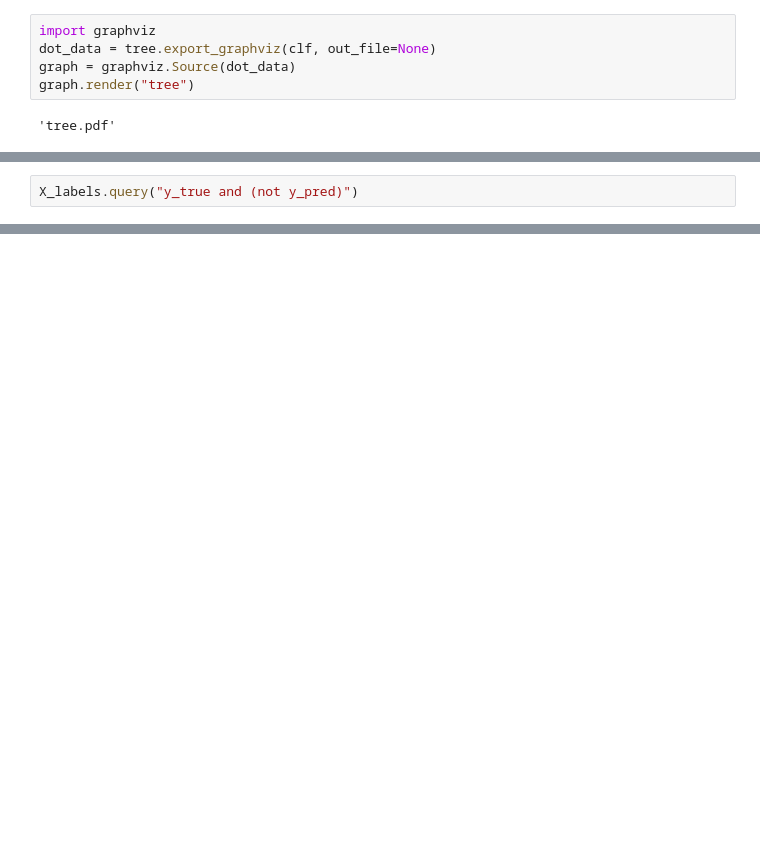
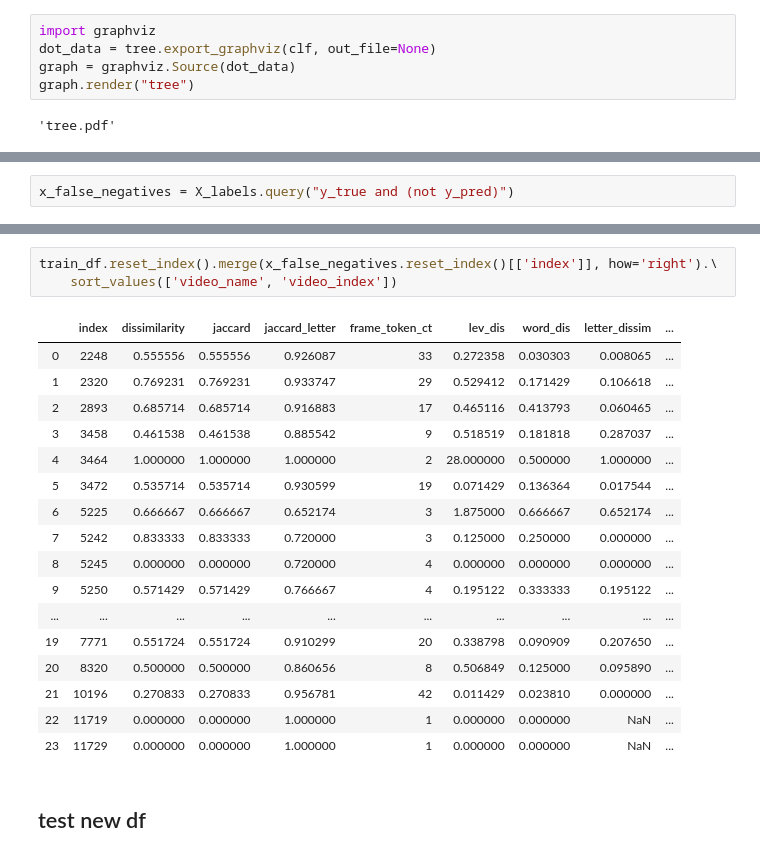
Before and after one commit to shex1627/video_segmentation, a Jupyter notebook: notebooks/training_labels.ipynb, the cells around one changed output, grey strips where cells are left out. Saved outputs shown, nothing was run; the diff lists cells and outputs as text; blank space fills up the shorter version.

```diff
--- a/notebooks/training_labels.ipynb
+++ b/notebooks/training_labels.ipynb
@@ -246,2 +279,2 @@ X_labels
 # %%
-X_labels.query("y_true and (not y_pred)")
+x_false_negatives = X_labels.query("y_true and (not y_pred)")
@@ -265,0 +343,23 @@ X_labels.query("y_true and (not y_pred)")
+# %%
+train_df.reset_index().merge(x_false_negatives.reset_index()[['index']], how='right').\
+    sort_values(['video_name', 'video_index'])
+# %% [output]
+|  | index | dissimilarity | jaccard | jaccard_letter | frame_token_ct | lev_dis | word_dis | letter_dissim | ... |
+| 0 | 2248 | 0.555556 | 0.555556 | 0.926087 | 33 | 0.272358 | 0.030303 | 0.008065 | ... |
+| 1 | 2320 | 0.769231 | 0.769231 | 0.933747 | 29 | 0.529412 | 0.171429 | 0.106618 | ... |
+| 2 | 2893 | 0.685714 | 0.685714 | 0.916883 | 17 | 0.465116 | 0.413793 | 0.060465 | ... |
+| 3 | 3458 | 0.461538 | 0.461538 | 0.885542 | 9 | 0.518519 | 0.181818 | 0.287037 | ... |
+| 4 | 3464 | 1.000000 | 1.000000 | 1.000000 | 2 | 28.000000 | 0.500000 | 1.000000 | ... |
+| 5 | 3472 | 0.535714 | 0.535714 | 0.930599 | 19 | 0.071429 | 0.136364 | 0.017544 | ... |
+| 6 | 5225 | 0.666667 | 0.666667 | 0.652174 | 3 | 1.875000 | 0.666667 | 0.652174 | ... |
+| 7 | 5242 | 0.833333 | 0.833333 | 0.720000 | 3 | 0.125000 | 0.250000 | 0.000000 | ... |
+| 8 | 5245 | 0.000000 | 0.000000 | 0.720000 | 4 | 0.000000 | 0.000000 | 0.000000 | ... |
+| 9 | 5250 | 0.571429 | 0.571429 | 0.766667 | 4 | 0.195122 | 0.333333 | 0.195122 | ... |
+| ... | ... | ... | ... | ... | ... | ... | ... | ... | ... |
+| 19 | 7771 | 0.551724 | 0.551724 | 0.910299 | 20 | 0.338798 | 0.090909 | 0.207650 | ... |
+| 20 | 8320 | 0.500000 | 0.500000 | 0.860656 | 8 | 0.506849 | 0.125000 | 0.095890 | ... |
+| 21 | 10196 | 0.270833 | 0.270833 | 0.956781 | 42 | 0.011429 | 0.023810 | 0.000000 | ... |
+| 22 | 11719 | 0.000000 | 0.000000 | 1.000000 | 1 | 0.000000 | 0.000000 | NaN | ... |
+| 23 | 11729 | 0.000000 | 0.000000 | 1.000000 | 1 | 0.000000 | 0.000000 | NaN | ... |
+# %% [markdown]
+## test new df
```
Also changed, not shown: parts of 41 cells of this notebook, 5 other files.
